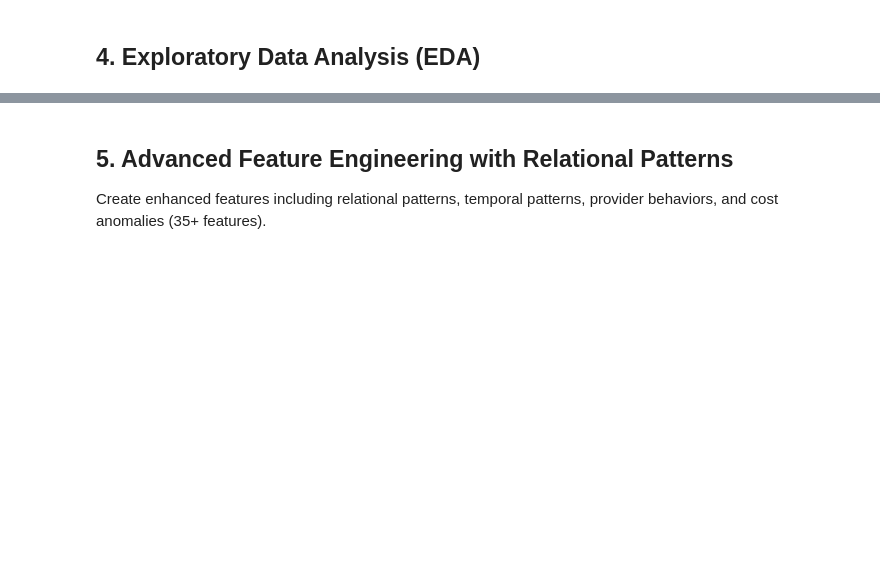
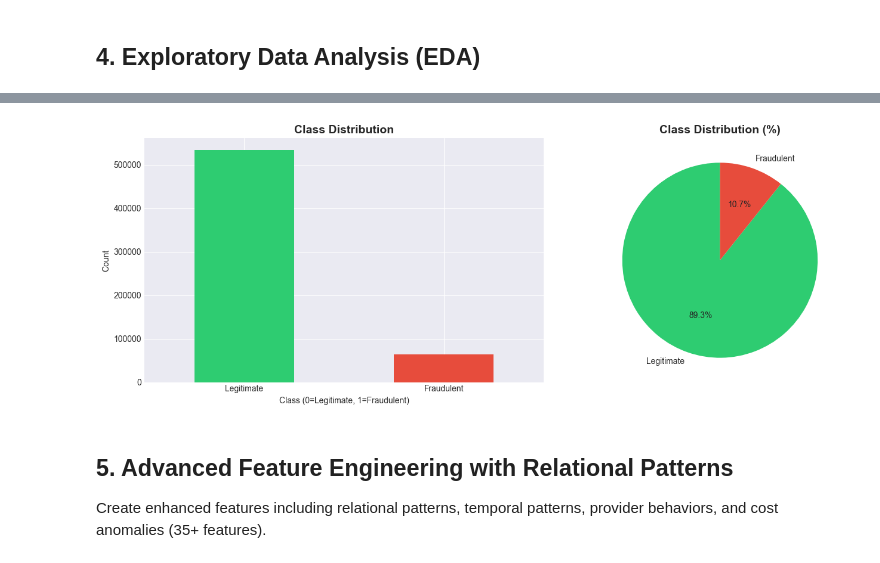
Before and after one commit to oliversimiyu/medical-machinelearning, a Jupyter notebook: notebooks/fraud_detection_smote_model.ipynb, the cells around one changed output, grey strips where cells are left out. Cells and saved outputs as stored; diff of their text form; code cells hidden in the pictures; blank space fills up the shorter version.

```diff
--- a/notebooks/fraud_detection_smote_model.ipynb
+++ b/notebooks/fraud_detection_smote_model.ipynb
@@ -189,27 +282,47 @@ print(all_claims[base_features].isnull().sum())
 # %%
 # Visualize class distribution
-if 'PotentialFraud' in all_claims.columns:
-    fraud_labels = (all_claims['PotentialFraud'] == 'Yes').astype(int)
+if 'Fraud_Label' in all_claims.columns:
+    # Check format and convert
+    if all_claims['Fraud_Label'].dtype in ['int64', 'float64']:
+        fraud_labels = all_claims['Fraud_Label'].astype(int)
+    else:
+        fraud_labels = all_claims['Fraud_Label'].isin(['Yes', 'yes', 'YES', '1', 1, True]).astype(int)
+elif 'PotentialFraud' in all_claims.columns:
+    if all_claims['PotentialFraud'].dtype in ['int64', 'float64']:
+        fraud_labels = all_claims['PotentialFraud'].astype(int)
+    else:
+        fraud_labels = all_claims['PotentialFraud'].isin(['Yes', 'yes', 'YES', '1', 1, True]).astype(int)
+else:
+    print("Fraud label column not found in data")
+    fraud_labels = None
 
+if fraud_labels is not None:
     fig, axes = plt.subplots(1, 2, figsize=(14, 5))
 
+    # Get value counts and prepare labels
+    value_counts = fraud_labels.value_counts().sort_index()
+    class_names = ['Legitimate', 'Fraudulent']
+    colors_map = {0: '#2ecc71', 1: '#e74c3c'}
+
     # Count plot
-    fraud_labels.value_counts().plot(kind='bar', ax=axes[0], color=['#2ecc71', '#e74c3c'])
+    bar_colors = [colors_map[idx] for idx in value_counts.index]
+    value_counts.plot(kind='bar', ax=axes[0], color=bar_colors)
     axes[0].set_title('Class Distribution', fontsize=14, fontweight='bold')
     axes[0].set_xlabel('Class (0=Legitimate, 1=Fraudulent)')
     axes[0].set_ylabel('Count')
-    axes[0].set_xticklabels(['Legitimate', 'Fraudulent'], rotation=0)
+    axes[0].set_xticklabels([class_names[idx] for idx in value_counts.index], rotation=0)
 
     # Pie chart
-    colors = ['#2ecc71', '#e74c3c']
-    axes[1].pie(fraud_labels.value_counts(), labels=['Legitimate', 'Fraudulent'],
-                autopct='%1.1f%%', colors=colors, startangle=90)
+    pie_labels = [class_names[idx] for idx in value_counts.index]
+    pie_colors = [colors_map[idx] for idx in value_counts.index]
+    axes[1].pie(value_counts, labels=pie_labels,
+                autopct='%1.1f%%', colors=pie_colors, startangle=90)
     axes[1].set_title('Class Distribution (%)', fontsize=14, fontweight='bold')
 
     plt.tight_layout()
     plt.show()
-else:
-    print("PotentialFraud column not found in data")
+# %% [output]
+[figure, added]
 # %% [markdown]
 ## 5. Advanced Feature Engineering with Relational Patterns
 
```
Also changed, not shown: parts of 25 cells of this notebook, 1 other file.
